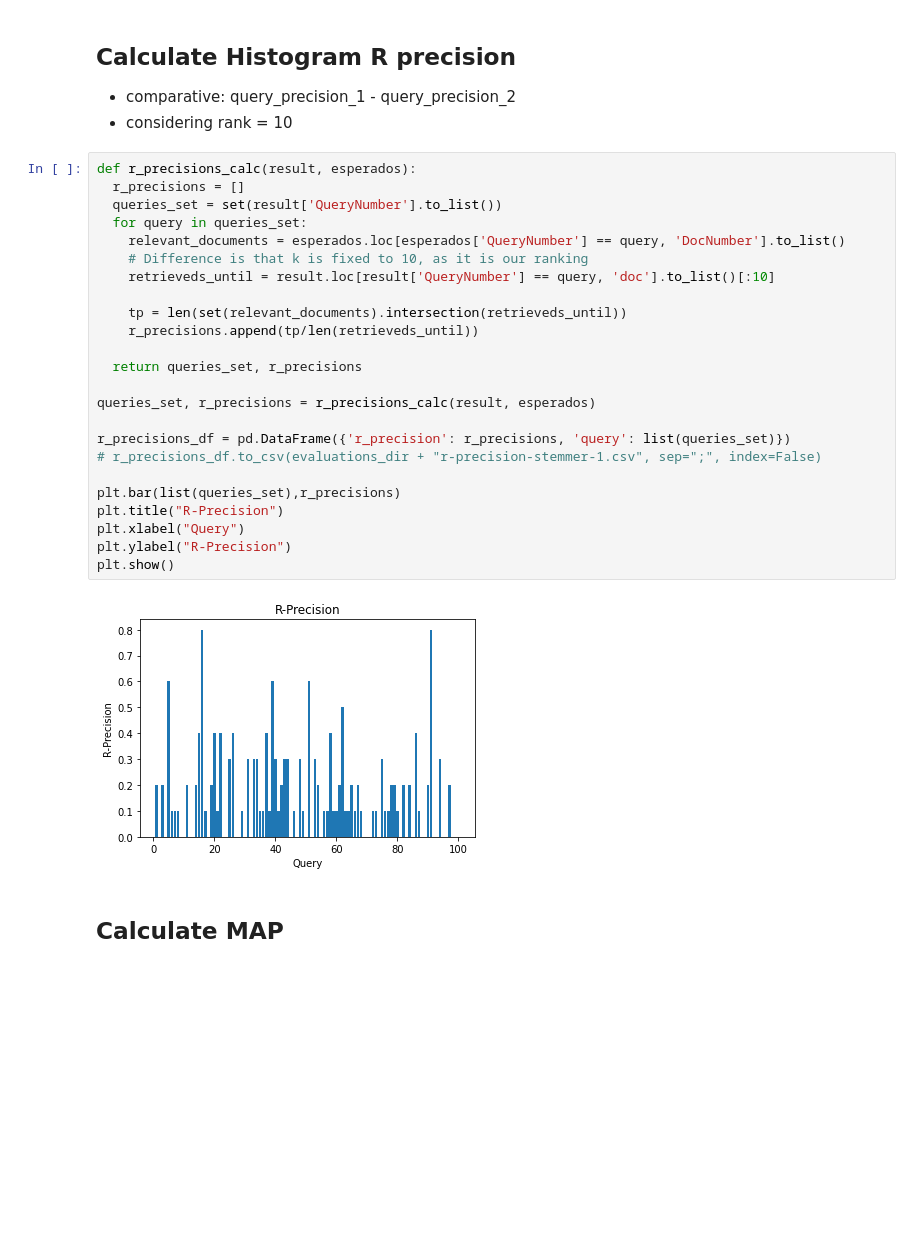
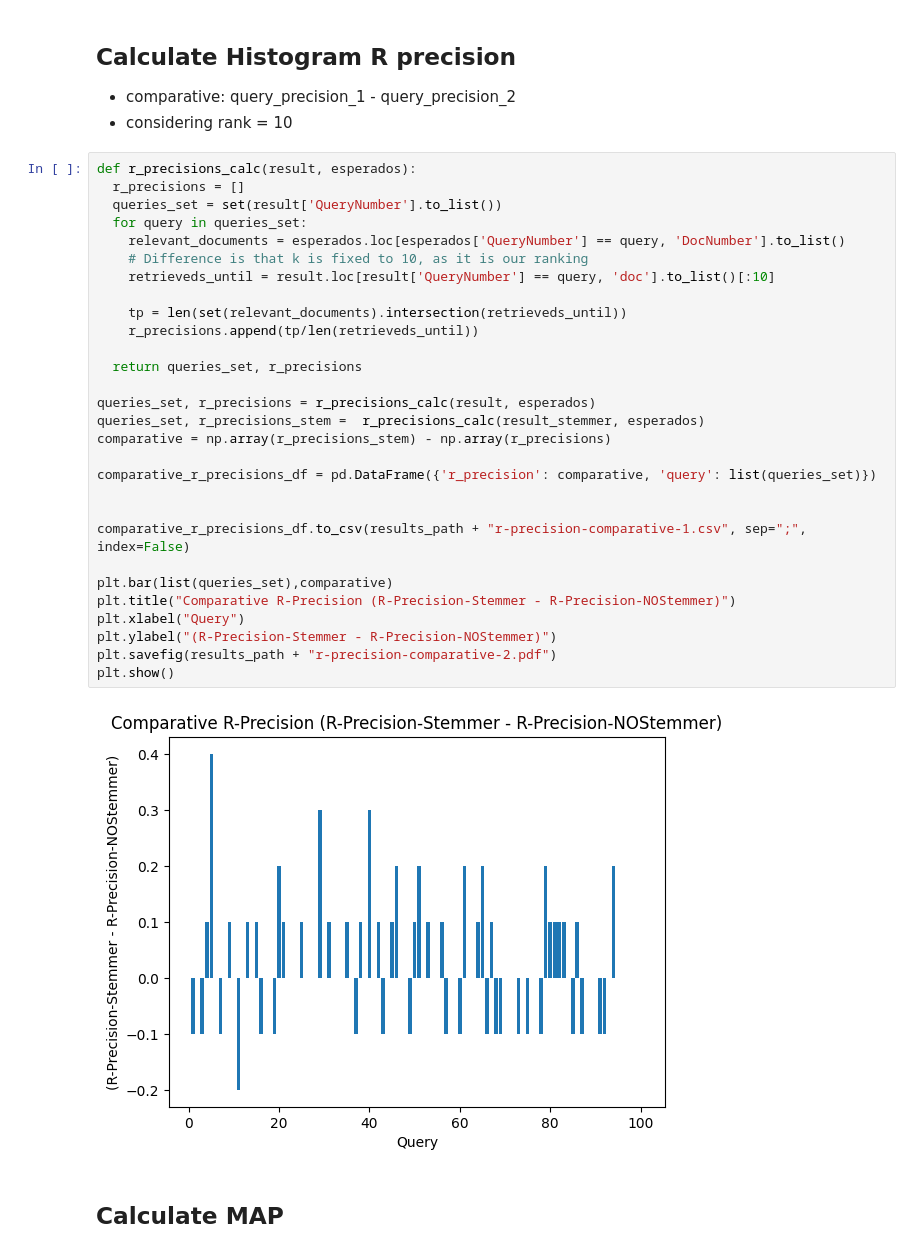
Before and after one commit to MariaLuizaCw/busca-e-minera-o-de-texto, a Jupyter notebook: task2/src/avalia.ipynb, the cells around one changed output. Cells and saved outputs as stored; diff of their text form; blank space fills up the shorter version.

```diff
--- a/task2/src/avalia.ipynb
+++ b/task2/src/avalia.ipynb
@@ -150,29 +150,34 @@ mean_precision_at_k(10, result, esperados)*100, mean_precision_at_k(10, result_s
 # %%
 def r_precisions_calc(result, esperados):
   r_precisions = []
   queries_set = set(result['QueryNumber'].to_list())
   for query in queries_set:
     relevant_documents = esperados.loc[esperados['QueryNumber'] == query, 'DocNumber'].to_list()
     # Difference is that k is fixed to 10, as it is our ranking
     retrieveds_until = result.loc[result['QueryNumber'] == query, 'doc'].to_list()[:10]
 
     tp = len(set(relevant_documents).intersection(retrieveds_until))
     r_precisions.append(tp/len(retrieveds_until))
 
   return queries_set, r_precisions
 
 queries_set, r_precisions = r_precisions_calc(result, esperados)
+queries_set, r_precisions_stem =  r_precisions_calc(result_stemmer, esperados)
+comparative = np.array(r_precisions_stem) - np.array(r_precisions)
 
-r_precisions_df = pd.DataFrame({'r_precision': r_precisions, 'query': list(queries_set)})
-# r_precisions_df.to_csv(evaluations_dir + "r-precision-stemmer-1.csv", sep=";", index=False)
+comparative_r_precisions_df = pd.DataFrame({'r_precision': comparative, 'query': list(queries_set)})
 
-plt.bar(list(queries_set),r_precisions)
-plt.title("R-Precision")
+
+comparative_r_precisions_df.to_csv(results_path + "r-precision-comparative-1.csv", sep=";", index=False)
+
+plt.bar(list(queries_set),comparative)
+plt.title("Comparative R-Precision (R-Precision-Stemmer - R-Precision-NOStemmer)")
 plt.xlabel("Query")
-plt.ylabel("R-Precision")
+plt.ylabel("(R-Precision-Stemmer - R-Precision-NOStemmer)")
+plt.savefig(results_path + "r-precision-comparative-2.pdf")
 plt.show()
 # %% [output]
-[figure, old version]
+[figure, new version]
 # %% [markdown]
 ## Calculate MAP
 # %%
```
Also changed, not shown: parts of 8 cells of this notebook, 3 other files.
